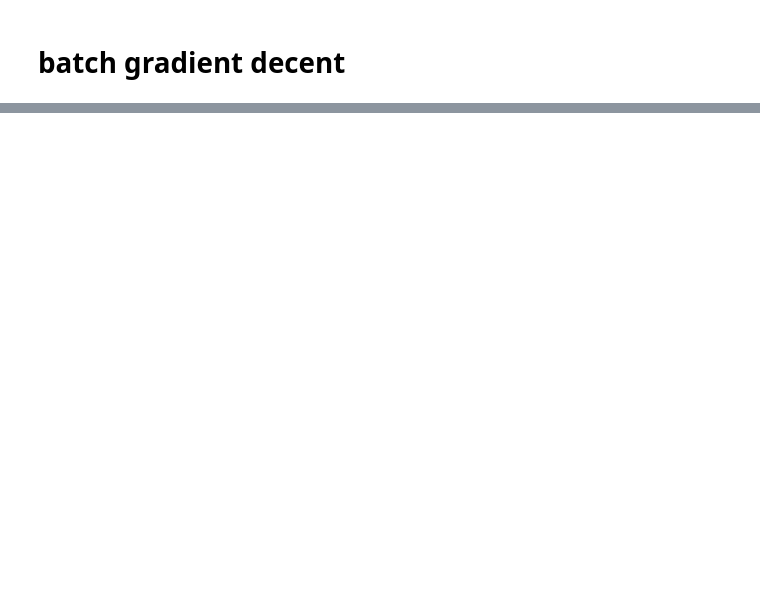
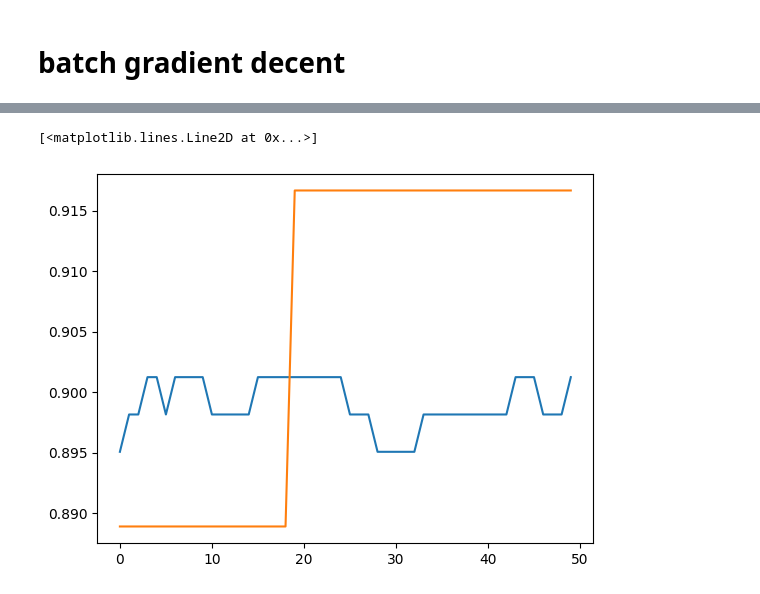
Before and after one commit to Codebreaker42/deep-learning-series, a Jupyter notebook: day5(stochastic vs batch gradient decent)/stochasticVSbatch.ipynb, the cells around one changed output, grey strips where cells are left out. Saved outputs shown, nothing was run; the diff lists cells and outputs as text; code cells hidden in the pictures; blank space fills up the shorter version.

```diff
--- a/day5(stochastic vs batch gradient decent)/stochasticVSbatch.ipynb
+++ b/day5(stochastic vs batch gradient decent)/stochasticVSbatch.ipynb
@@ -171,0 +226,6 @@ plt.plot(history.history['val_accuracy'])
+# %%
+plt.plot(history.history['accuracy'])
+plt.plot(history.history['val_accuracy'])
+# %% [output]
+[<matplotlib.lines.Line2D at 0x...>]
+[figure, added]
```
Also changed, not shown: parts of 8 cells of this notebook.
